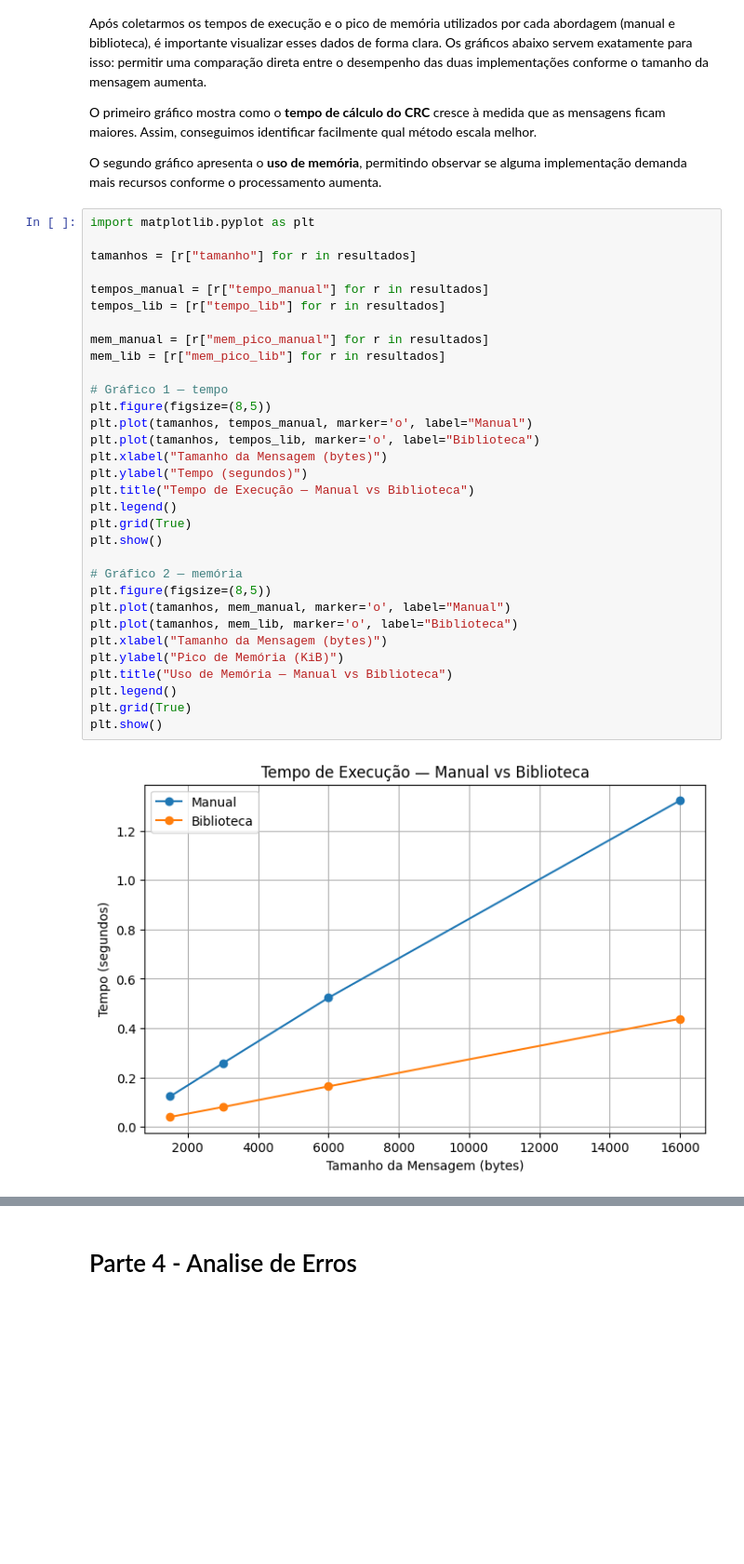
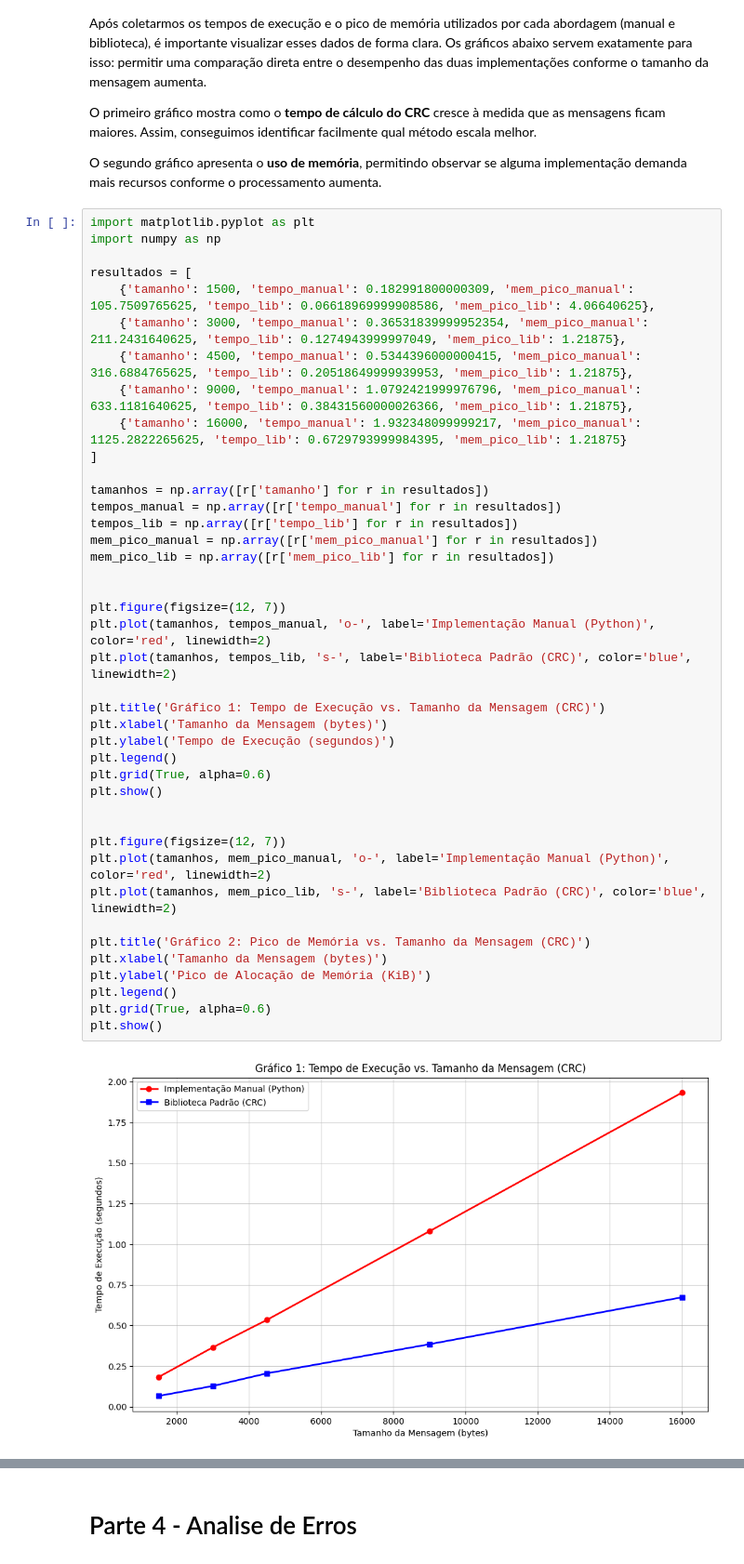
Before and after one commit to Antonio-BNeto/computer-network-ufcg, a Jupyter notebook: laboratories/lab2/deteccao_de_erro/lab2_dectecao_de_erros_crc.ipynb, the cells around one changed output, grey strips where cells are left out. Shown at 93% size. Drawn from its saved outputs; the diff is of its cells as text; blank space fills up the shorter version.

```diff
--- a/laboratories/lab2/deteccao_de_erro/lab2_dectecao_de_erros_crc.ipynb
+++ b/laboratories/lab2/deteccao_de_erro/lab2_dectecao_de_erros_crc.ipynb
@@ -271,35 +261,44 @@ O segundo gráfico apresenta o **uso de memória**, permitindo observar se algum
 demanda mais recursos conforme o processamento aumenta.
 # %%
 import matplotlib.pyplot as plt
+import numpy as np
 
-tamanhos = [r["tamanho"] for r in resultados]
+resultados = [
+    {'tamanho': 1500, 'tempo_manual': 0.182991800000309, 'mem_pico_manual': 105.7509765625, 'tempo_lib': 0.06618969999908586, 'mem_pico_lib': 4.06640625},
+    {'tamanho': 3000, 'tempo_manual': 0.36531839999952354, 'mem_pico_manual': 211.2431640625, 'tempo_lib': 0.1274943999997049, 'mem_pico_lib': 1.21875},
+    {'tamanho': 4500, 'tempo_manual': 0.5344396000000415, 'mem_pico_manual': 316.6884765625, 'tempo_lib': 0.20518649999939953, 'mem_pico_lib': 1.21875},
+    {'tamanho': 9000, 'tempo_manual': 1.0792421999976796, 'mem_pico_manual': 633.1181640625, 'tempo_lib': 0.38431560000026366, 'mem_pico_lib': 1.21875},
+    {'tamanho': 16000, 'tempo_manual': 1.932348099999217, 'mem_pico_manual': 1125.2822265625, 'tempo_lib': 0.6729793999984395, 'mem_pico_lib': 1.21875}
+]
 
-tempos_manual = [r["tempo_manual"] for r in resultados]
-tempos_lib = [r["tempo_lib"] for r in resultados]
+tamanhos = np.array([r['tamanho'] for r in resultados])
+tempos_manual = np.array([r['tempo_manual'] for r in resultados])
+tempos_lib = np.array([r['tempo_lib'] for r in resultados])
+mem_pico_manual = np.array([r['mem_pico_manual'] for r in resultados])
+mem_pico_lib = np.array([r['mem_pico_lib'] for r in resultados])
 
-mem_manual = [r["mem_pico_manual"] for r in resultados]
-mem_lib = [r["mem_pico_lib"] for r in resultados]
 
-# Gráfico 1 — tempo
-plt.figure(figsize=(8,5))
-plt.plot(tamanhos, tempos_manual, marker='o', label="Manual")
-plt.plot(tamanhos, tempos_lib, marker='o', label="Biblioteca")
-plt.xlabel("Tamanho da Mensagem (bytes)")
-plt.ylabel("Tempo (segundos)")
-plt.title("Tempo de Execução — Manual vs Biblioteca")
+plt.figure(figsize=(12, 7))
+plt.plot(tamanhos, tempos_manual, 'o-', label='Implementação Manual (Python)', color='red', linewidth=2)
+plt.plot(tamanhos, tempos_lib, 's-', label='Biblioteca Padrão (CRC)', color='blue', linewidth=2)
+
+plt.title('Gráfico 1: Tempo de Execução vs. Tamanho da Mensagem (CRC)')
+plt.xlabel('Tamanho da Mensagem (bytes)')
+plt.ylabel('Tempo de Execução (segundos)')
 plt.legend()
-plt.grid(True)
+plt.grid(True, alpha=0.6)
 plt.show()
 
-# Gráfico 2 — memória
-plt.figure(figsize=(8,5))
-plt.plot(tamanhos, mem_manual, marker='o', label="Manual")
-plt.plot(tamanhos, mem_lib, marker='o', label="Biblioteca")
-plt.xlabel("Tamanho da Mensagem (bytes)")
-plt.ylabel("Pico de Memória (KiB)")
-plt.title("Uso de Memória — Manual vs Biblioteca")
+
+plt.figure(figsize=(12, 7))
+plt.plot(tamanhos, mem_pico_manual, 'o-', label='Implementação Manual (Python)', color='red', linewidth=2)
+plt.plot(tamanhos, mem_pico_lib, 's-', label='Biblioteca Padrão (CRC)', color='blue', linewidth=2)
+
+plt.title('Gráfico 2: Pico de Memória vs. Tamanho da Mensagem (CRC)')
+plt.xlabel('Tamanho da Mensagem (bytes)')
+plt.ylabel('Pico de Alocação de Memória (KiB)')
 plt.legend()
-plt.grid(True)
+plt.grid(True, alpha=0.6)
 plt.show()
 # %% [output]
-[figure, old version]
+[figure, new version]
```
Also changed, not shown: parts of 3 cells of this notebook.
